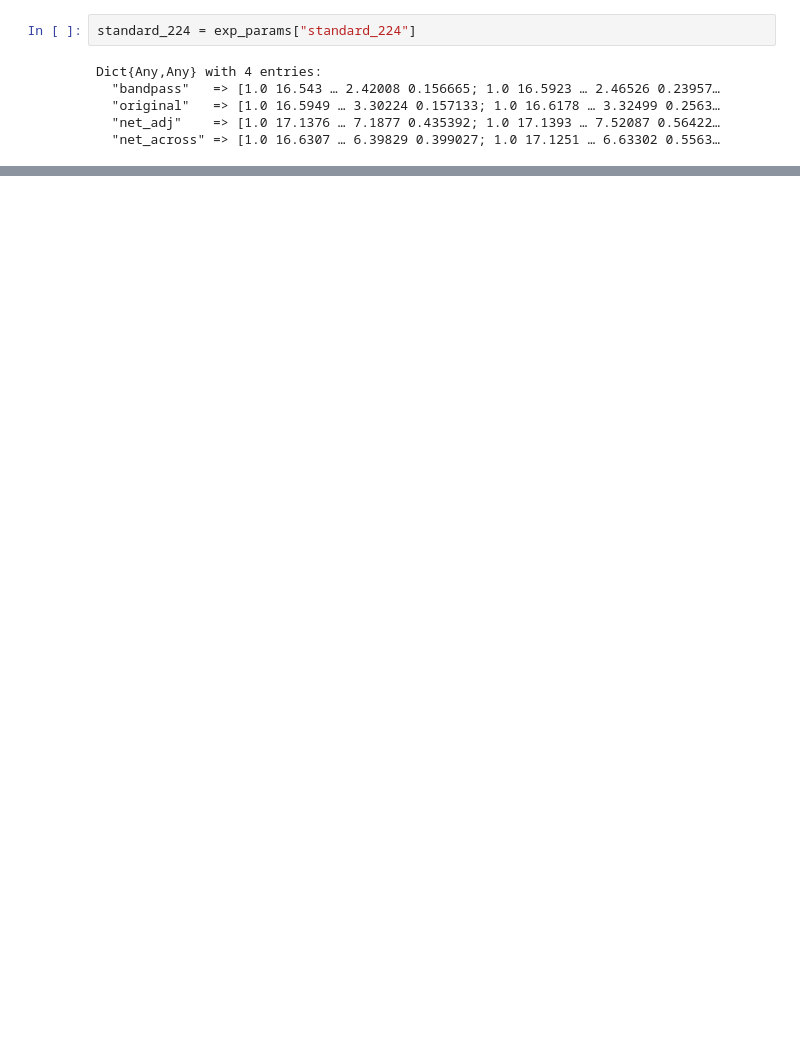
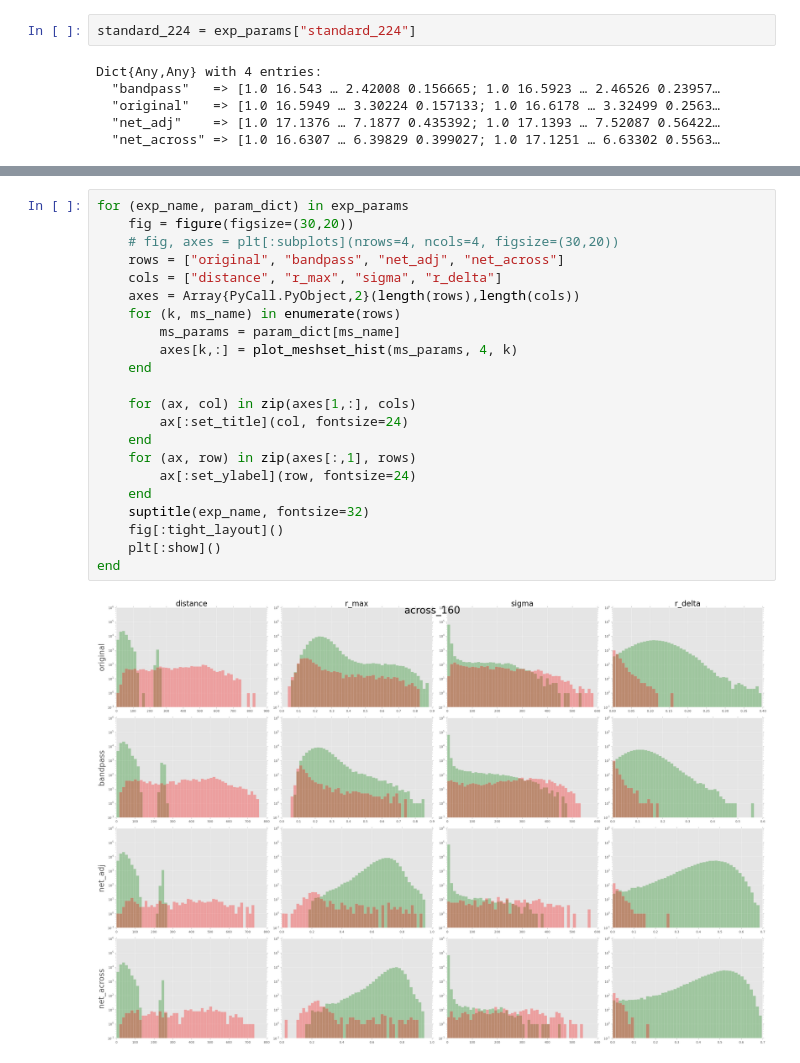
Before and after one commit to seung-lab/FilterFinder, a Jupyter notebook: notebooks/170517_tm_display_pr_curves.ipynb, the cells around one changed output, grey strips where cells are left out. Drawn from its saved outputs; the diff is of its cells as text; blank space fills up the shorter version.

```diff
--- a/notebooks/170517_tm_display_pr_curves.ipynb
+++ b/notebooks/170517_tm_display_pr_curves.ipynb
@@ -51,0 +83,24 @@ function
+# %%
+for (exp_name, param_dict) in exp_params
+    fig = figure(figsize=(30,20))
+    # fig, axes = plt[:subplots](nrows=4, ncols=4, figsize=(30,20))
+    rows = ["original", "bandpass", "net_adj", "net_across"]
+    cols = ["distance", "r_max", "sigma", "r_delta"]
+    axes = Array{PyCall.PyObject,2}(length(rows),length(cols))
+    for (k, ms_name) in enumerate(rows)
+        ms_params = param_dict[ms_name]
+        axes[k,:] = plot_meshset_hist(ms_params, 4, k)
+    end
+
+    for (ax, col) in zip(axes[1,:], cols)
+        ax[:set_title](col, fontsize=24)
+    end
+    for (ax, row) in zip(axes[:,1], rows)
+        ax[:set_ylabel](row, fontsize=24)
+    end
+    suptitle(exp_name, fontsize=32)
+    fig[:tight_layout]()
+    plt[:show]()
+end
+# %% [output]
+[figure, added]
```
Also changed, not shown: parts of 17 cells of this notebook.
